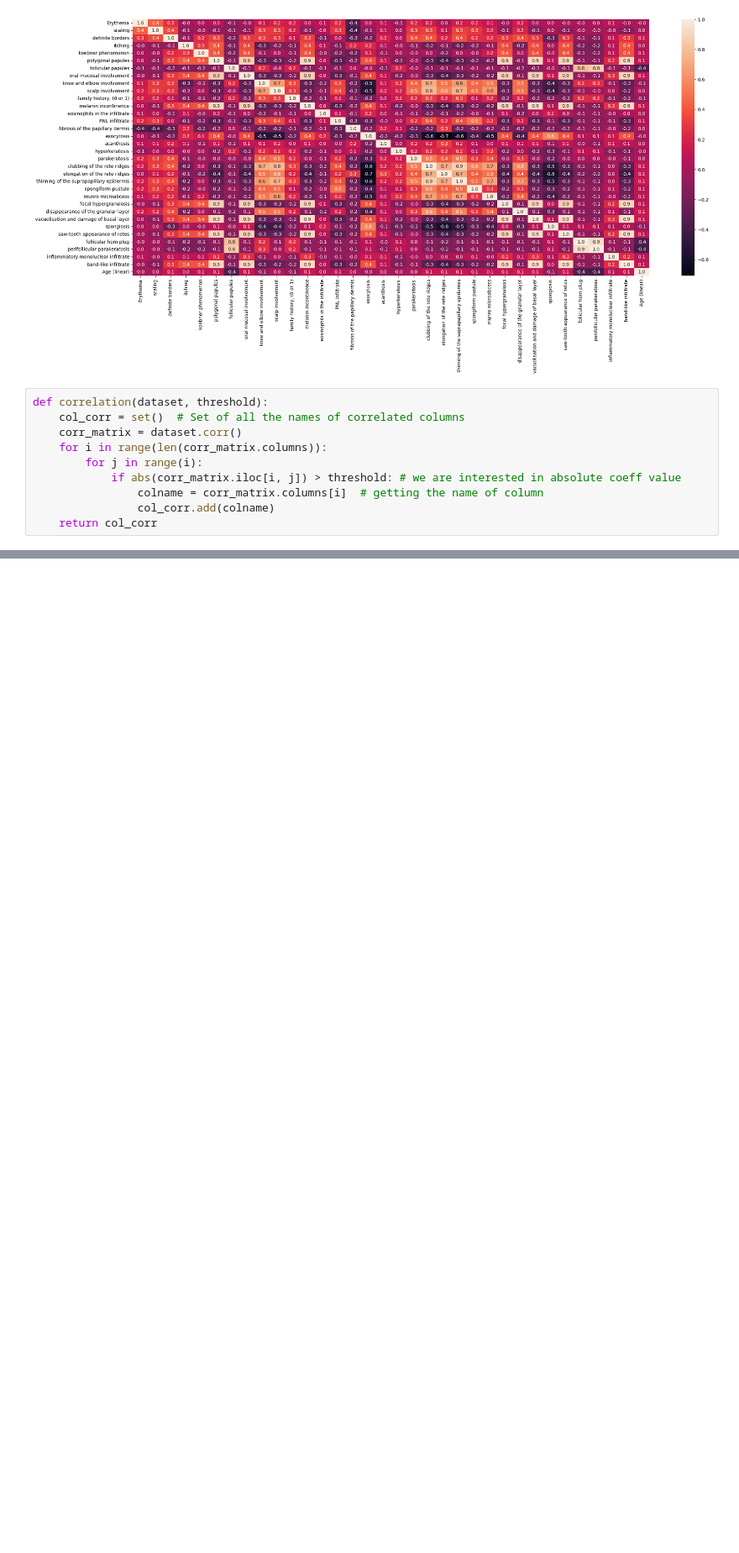
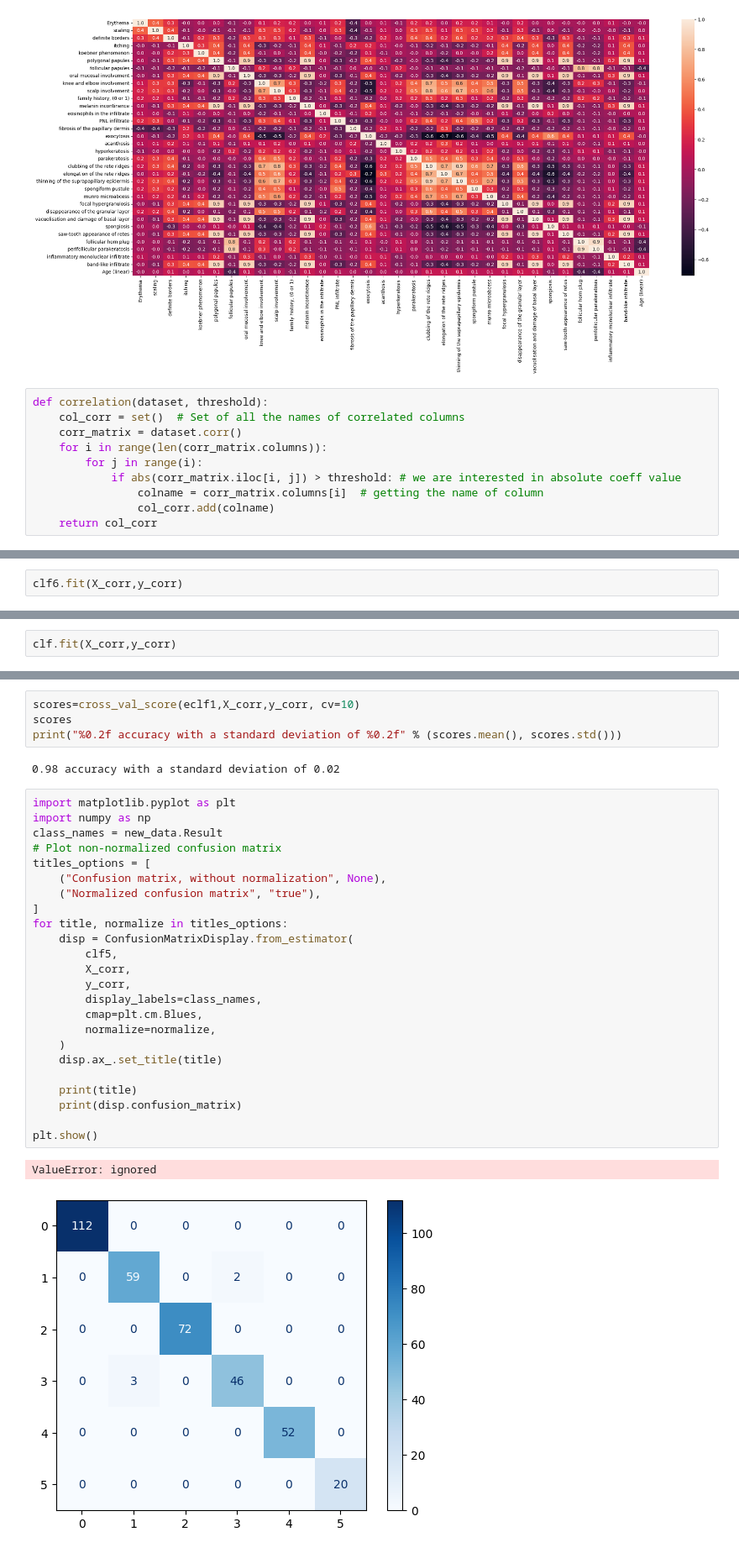
Before and after one commit to turagsarkar/Identification-of-Erythemato-Squamous-Disease, a Jupyter notebook: Identification_of_Erythemato_Squamous_Disease.ipynb, the cells around one changed output, grey strips where cells are left out. Shown at 84% size. Drawn from its saved outputs; the diff is of its cells as text; blank space fills up the shorter version.

```diff
--- a/Identification_of_Erythemato_Squamous_Disease.ipynb
+++ b/Identification_of_Erythemato_Squamous_Disease.ipynb
@@ -629,0 +620,2 @@ print("%0.2f accuracy with a standard deviation of %0.2f" % (scores.mean(), scor
+# %%
+clf6.fit(X_corr,y_corr)
@@ -637,0 +653,2 @@ print("%0.2f accuracy with a standard deviation of %0.2f" % (scores.mean(), scor
+# %%
+clf.fit(X_corr,y_corr)
@@ -699,0 +836,33 @@ print("%0.2f accuracy with a standard deviation of %0.2f" % (scores.mean(), scor
+# %%
+scores=cross_val_score(eclf1,X_corr,y_corr, cv=10)
+scores
+print("%0.2f accuracy with a standard deviation of %0.2f" % (scores.mean(), scores.std()))
+# %% [output]
+0.98 accuracy with a standard deviation of 0.02
+# %%
+import matplotlib.pyplot as plt
+import numpy as np
+class_names = new_data.Result
+# Plot non-normalized confusion matrix
+titles_options = [
+    ("Confusion matrix, without normalization", None),
+    ("Normalized confusion matrix", "true"),
+]
+for title, normalize in titles_options:
+    disp = ConfusionMatrixDisplay.from_estimator(
+        clf5,
+        X_corr,
+        y_corr,
+        display_labels=class_names,
+        cmap=plt.cm.Blues,
+        normalize=normalize,
+    )
+    disp.ax_.set_title(title)
+
+    print(title)
+    print(disp.confusion_matrix)
+
+plt.show()
+# %% [output]
+ValueError: ignored
+[figure, added]
```
Also changed, not shown: parts of 60 cells of this notebook.
